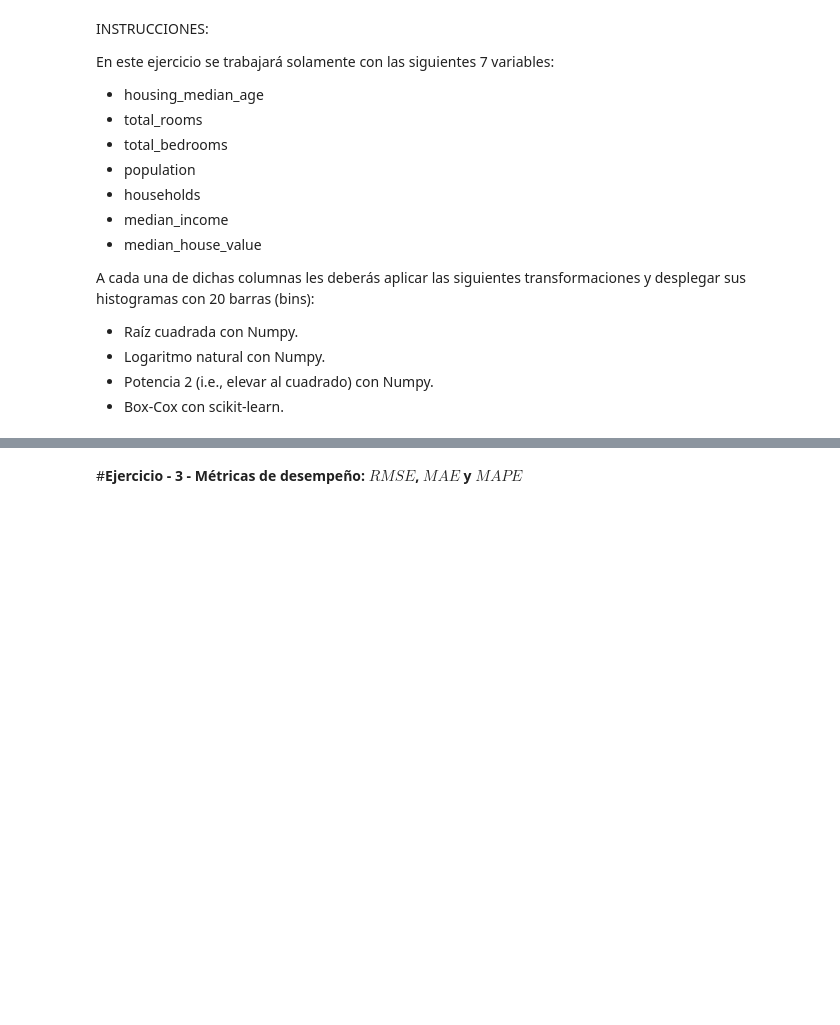
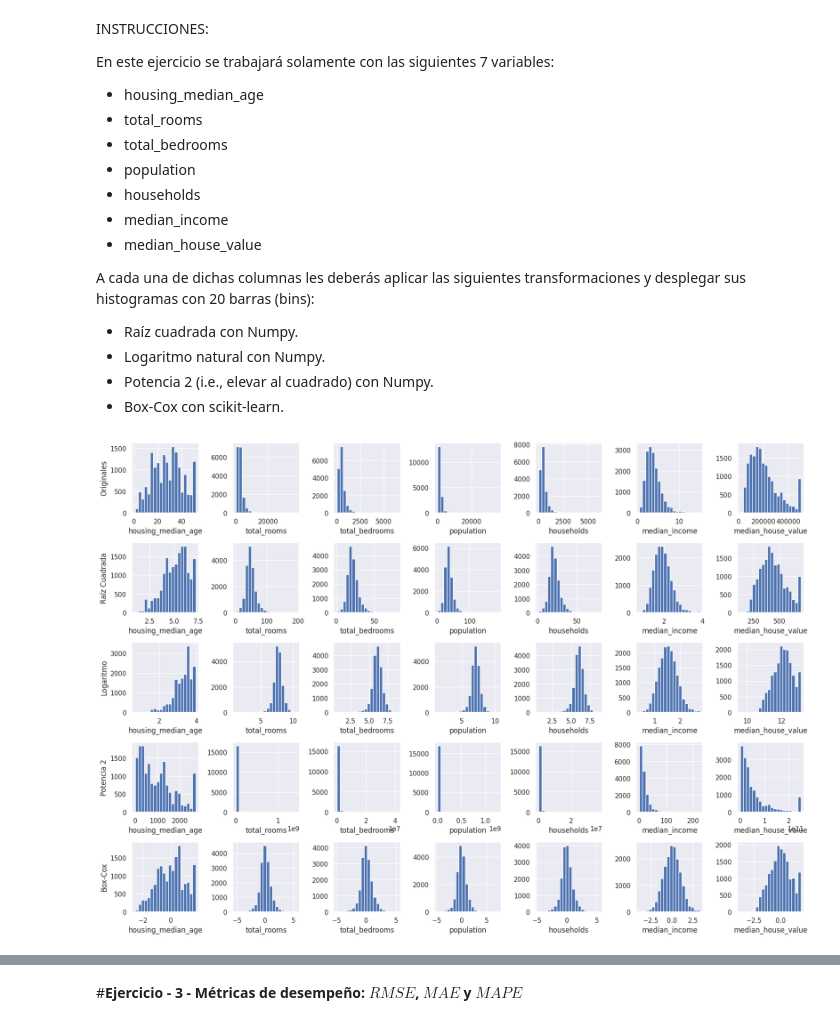
Before and after one commit to Fr3d1gg/Inteligencia-Artificial, a Jupyter notebook: Semillero_IANLP_clase_2_Actividad.ipynb, the cells around one changed output, grey strips where cells are left out. Cells and saved outputs as stored; diff of their text form; code cells hidden in the pictures; blank space fills up the shorter version.

Commit message:
Ejercicio 2 y 3 de Notebook

```diff
--- a/Semillero_IANLP_clase_2_Actividad.ipynb
+++ b/Semillero_IANLP_clase_2_Actividad.ipynb
@@ -117,88 +117,56 @@ A cada una de dichas columnas les deberás aplicar las siguientes transformacion
 *   Box-Cox con scikit-learn.
 # %%
 
-# Lista de los nombres de las 7 variables que trabajaremos en este ejercicio.
+
 variables_a_transformar = ['housing_median_age','total_rooms','total_bedrooms','population','households','median_income','median_house_value']
-
 
 sns.set(rc={'figure.figsize':(17,12)})
 fig, axes = plt.subplots(5, 7)
 
 for k in range(0,7):
 
-    ################################################################################################################
-    # INICIA LA SECCIÓN PARA AGREGAR CÓDIGO.
-    # Ejercicio 2
-    # Solamente deberás escribir tu código en las partes que dicen "None", sustituyendo este por tu código.
-    # Deberás utilizar el dataframe "misdatos" con la lista que llamamos "variables_a_transformar" para
-    # seleccionar los valores de cada una de las 7 variables que se irán transformando y graficando.
+    # Datos originales
+    plt.subplot(5,7,k+1)
+    Transf0 = misdatos[variables_a_transformar[k]].dropna()  #  En esta línea se debe asignar a Transf0 los valores de cada variable "k" sin transformar.
+    plt.hist(Transf0, bins=20)                                 #  En este línea agrega el comando para obtener el histograma de Transf0 con 20 barras (bins).
+    plt.xlabel(variables_a_transformar[k])                      #Me permite poner una etiqueta a mi histograma
+    if k==0:
+        plt.ylabel('Originales')
 
-
-    # Datos originales ---------------------------------------------------------
-    plt.subplot(5,7,k+1)
-
-    Transf0 = None          #  En esta línea se debe asignar a Transf0 los valores de cada variable "k" sin transformar.
-    None                    #  En este línea agrega el comando para obtener el histograma de Transf0 con 20 barras (bins).
-
-
+    # Raíz cuadrada
+    plt.subplot(5,7,k+8)
+    Transf1 = np.sqrt(Transf0)
+    plt.hist(Transf1, bins=20)
     plt.xlabel(variables_a_transformar[k])
     if k==0:
-      plt.ylabel('Originales')
+        plt.ylabel('Raíz Cuadrada')
 
-
-
-    # Datos transformados con raíz cuadrada ------------------------------------
-    plt.subplot(5,7,k+8)
-
-    Transf1 = None          #  En esta línea se debe aplicar la raíz cuadrada a los valores de cada variable "k" sin transformar.
-    None                    #  En este línea agrega el comando para obtener el histograma de Transf1 con 20 barras (bins).
-
-
+    # Logaritmo natural
+    plt.subplot(5,7,k+15)
+    Transf2 = np.log1p(Transf0)  # log1p evita problemas con ceros (log(1 + x))
+    plt.hist(Transf2, bins=20)
     plt.xlabel(variables_a_transformar[k])
     if k==0:
-      plt.ylabel('Raíz Cuadrada')
+        plt.ylabel('Logaritmo')
 
-
-
-    # Datos transformados con logaritmo natural --------------------------------
-    plt.subplot(5,7,k+15)
-
-    Transf2 = None          #  En esta línea se debe aplicar el logaritmo natural a los valores de cada variable "k" sin transformar.
-    None                    #  En este línea agrega el comando para obtener el histograma de Transf2 con 20 barras (bins).
-
-
+    # Potencia de 2
+    plt.subplot(5,7,k+22)
+    Transf3 = np.power(Transf0, 2)
+    plt.hist(Transf3, bins=20)
     plt.xlabel(variables_a_transformar[k])
     if k==0:
-      plt.ylabel('Logaritmo')
+        plt.ylabel('Potencia 2')
 
-
-
-    # Datos transformados con la potencia de 2 ---------------------------------
-    plt.subplot(5,7,k+22)
-
-    Transf3 = None          #  En esta línea debes elevar al cuadrado los valores de cada variable "k" sin transformar.
-    None                    #  En este línea agrega el comando para obtener el histograma de Transf3 con 20 barras (bins).
-
-
+    # Box-Cox (requiere valores positivos)
+    plt.subplot(5,7,k+29)
+    # Box-Cox requiere reshaping a 2D
+    Transf4 = power_transform(Transf0.values.reshape(-1,1), method='box-cox')
+    plt.hist(Transf4, bins=20)
     plt.xlabel(variables_a_transformar[k])
     if k==0:
-      plt.ylabel('Potencia 2')
+        plt.ylabel('Box-Cox')
 
-
-    # Datos transformados con Box-Cox ------------------------------------------
-    plt.subplot(5,7,k+29)
-
-    Transf4 = None          #  En esta línea se debe aplicar la transformación Box-Cox a los valores de cada variable "k" sin transformar.
-    None                    #  En este línea agrega el comando para obtener el histograma de Transf4 con 20 barras (bins).
-
-
-    plt.xlabel(variables_a_transformar[k])
-    if k==0:
-      plt.ylabel('Box-Cox')
-
-    # TERMINA LA SECCIÓN PARA AGREGAR CÓDIGO.
-    ################################################################################################################
-
-
-
+plt.tight_layout()
 plt.show()
+# %% [output]
+[figure, added]
```
Also changed, not shown: parts of 4 cells of this notebook.
